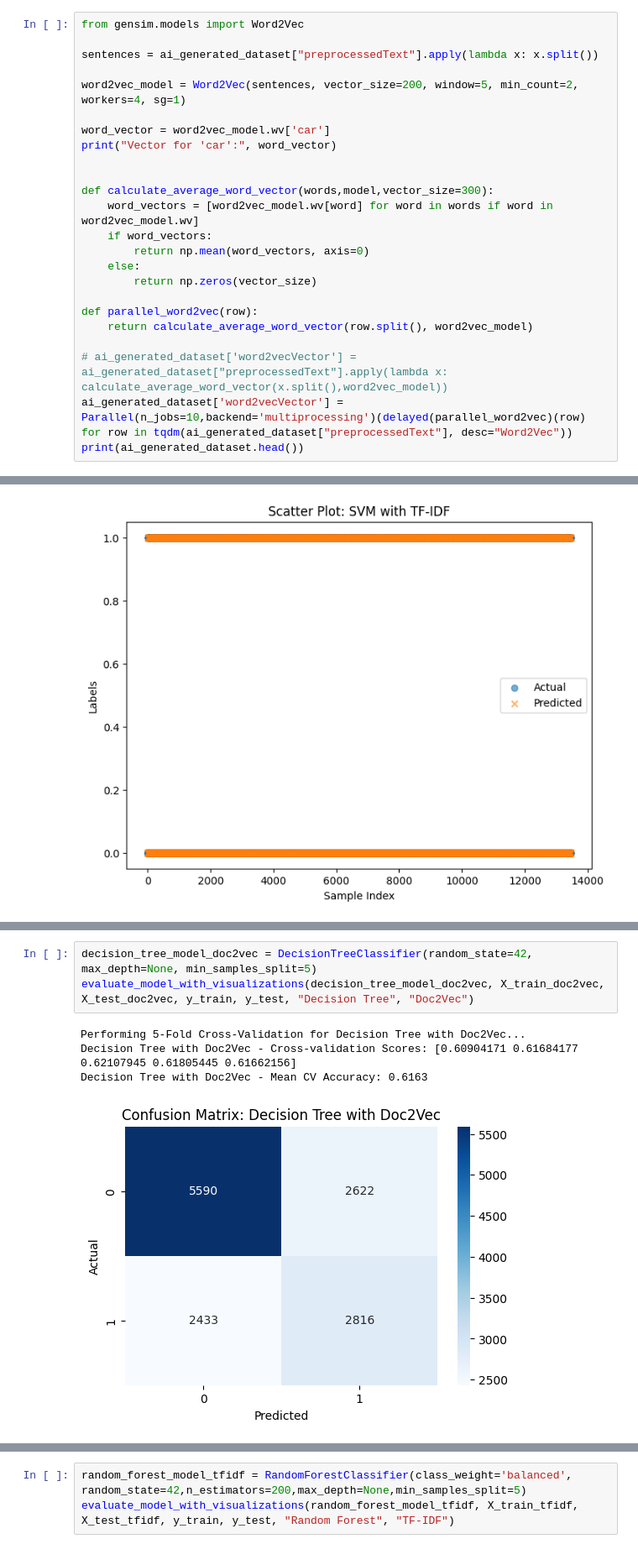
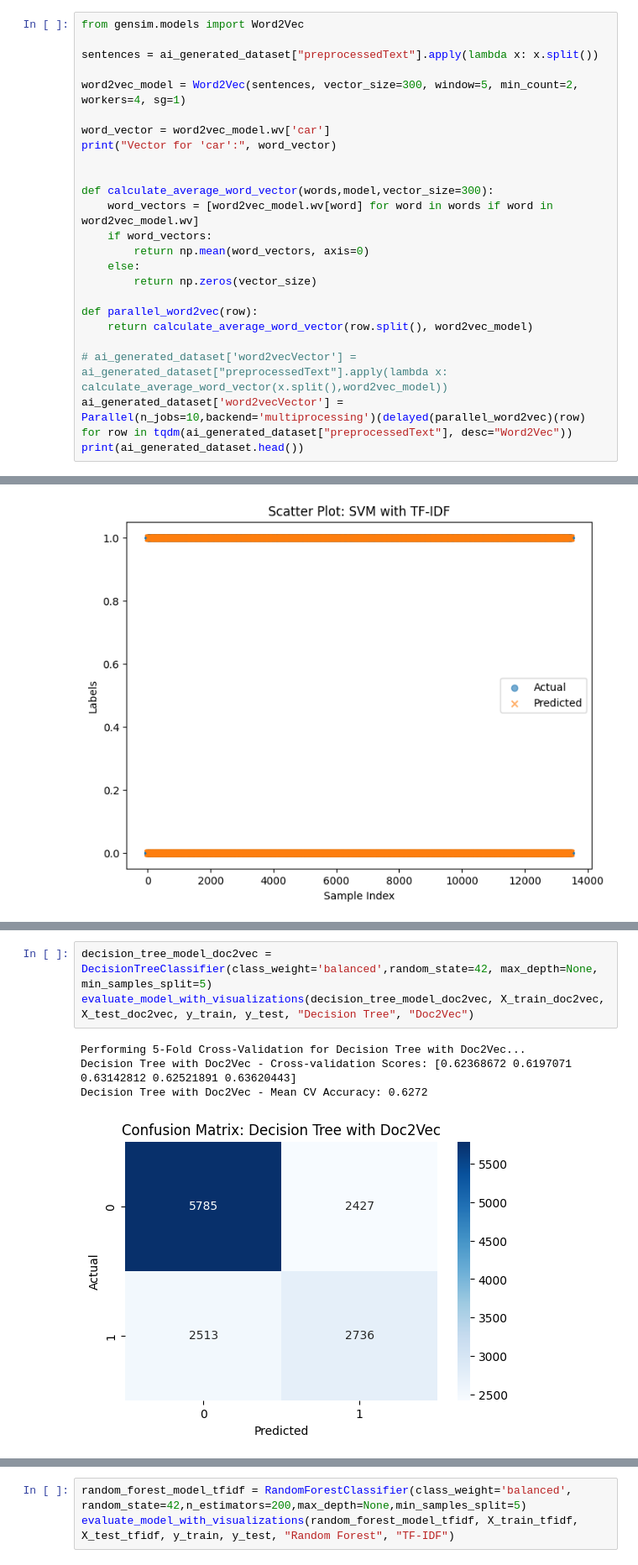
Before and after one commit to ChapelFob80930/AI-Generated-Text-Detector, a Jupyter notebook: AITextTest2.ipynb, the cells around one changed output, grey strips where cells are left out. Shown at 84% size. Saved outputs shown, nothing was run; the diff lists cells and outputs as text.

```diff
--- a/AITextTest2.ipynb
+++ b/AITextTest2.ipynb
@@ -196,7 +192,7 @@ from gensim.models import Word2Vec
 
 sentences = ai_generated_dataset["preprocessedText"].apply(lambda x: x.split())
 
-word2vec_model = Word2Vec(sentences, vector_size=200, window=5, min_count=2, workers=4, sg=1)
+word2vec_model = Word2Vec(sentences, vector_size=300, window=5, min_count=2, workers=4, sg=1)
 
 word_vector = word2vec_model.wv['car']
 print("Vector for 'car':", word_vector)
@@ -702,13 +701,13 @@ Decision Tree with Word2Vec - Classification Report:
 weighted avg       0.93      0.93      0.93     13461
 [figure]
 # %%
-decision_tree_model_doc2vec = DecisionTreeClassifier(random_state=42, max_depth=None, min_samples_split=5)
+decision_tree_model_doc2vec = DecisionTreeClassifier(class_weight='balanced',random_state=42, max_depth=None, min_samples_split=5)
 evaluate_model_with_visualizations(decision_tree_model_doc2vec, X_train_doc2vec, X_test_doc2vec, y_train, y_test, "Decision Tree", "Doc2Vec")
 # %% [output]
 Performing 5-Fold Cross-Validation for Decision Tree with Doc2Vec...
-Decision Tree with Doc2Vec - Cross-validation Scores: [0.60904171 0.61684177 0.62107945 0.61805445 0.61662156]
-Decision Tree with Doc2Vec - Mean CV Accuracy: 0.6163
+Decision Tree with Doc2Vec - Cross-validation Scores: [0.62368672 0.6197071  0.63142812 0.62521891 0.63620443]
+Decision Tree with Doc2Vec - Mean CV Accuracy: 0.6272
-[figure, old version]
+[figure, new version]
 Decision Tree with Doc2Vec - Classification Report:
               precision    recall  f1-score   support
 
```
Also changed, not shown: parts of 16 cells of this notebook.
